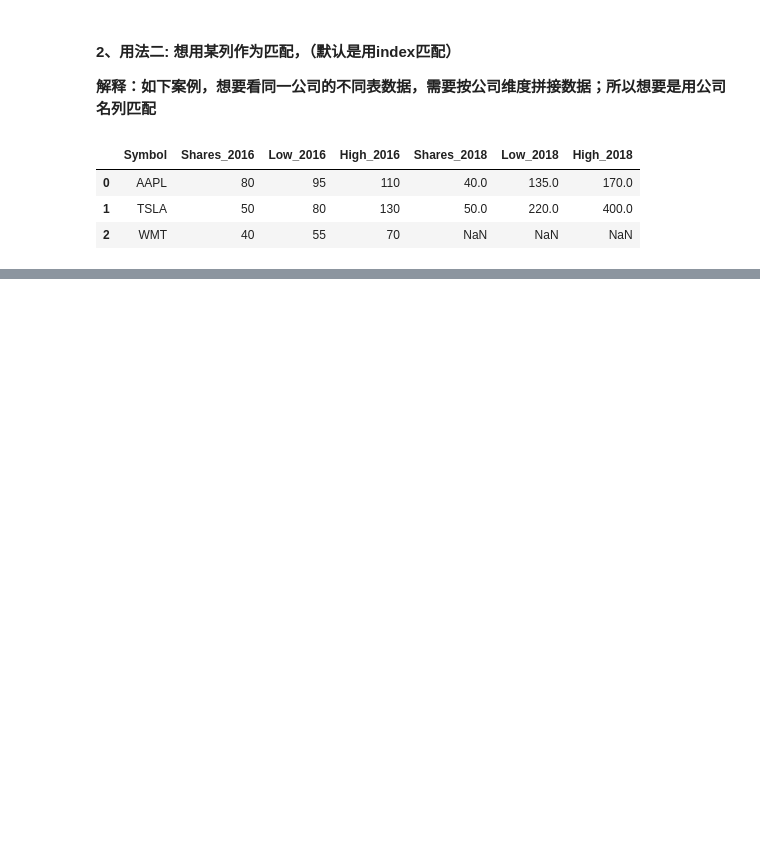
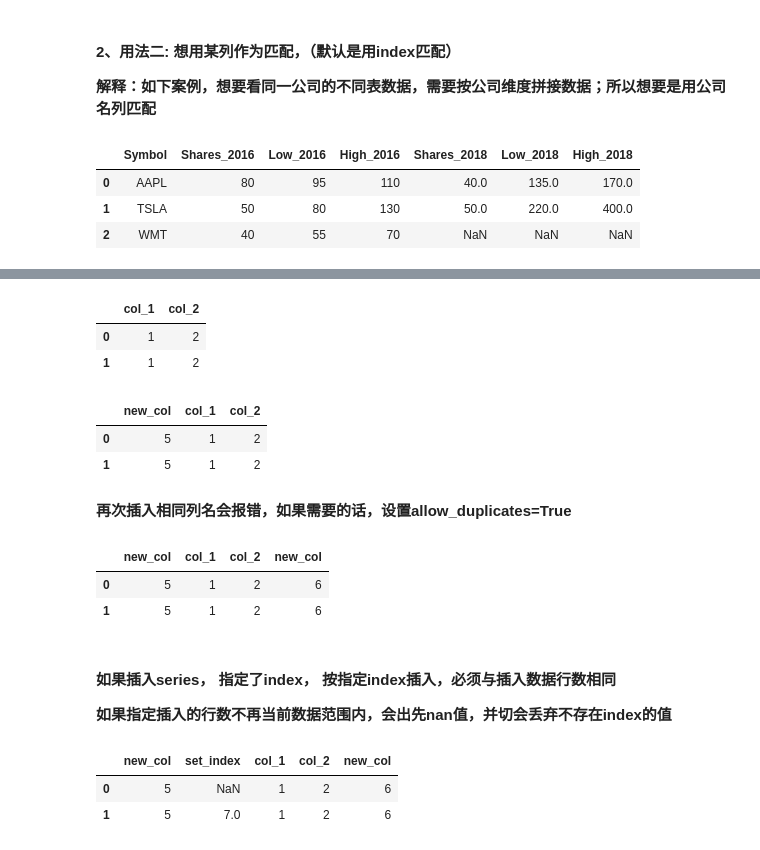
Before and after one commit to duchao1123/PandasLearn, a Jupyter notebook: Pandas_04_数据组合.ipynb, the cells around one changed output, grey strips where cells are left out. Cells and saved outputs as stored; diff of their text form; code cells hidden in the pictures; blank space fills up the shorter version.

```diff
--- a/Pandas_04_数据组合.ipynb
+++ b/Pandas_04_数据组合.ipynb
@@ -251,0 +260,35 @@ st16.join(st18.set_index('Symbol'), lsuffix='_2016', rsuffix='_2018', on='Symbol
+# %%
+df1 = pd.DataFrame(
+    {'col_1':[1, 1], 'col_2':[2, 2]}
+)
+df1
+# %% [output]
+|  | col_1 | col_2 |
+| 0 | 1 | 2 |
+| 1 | 1 | 2 |
+# %%
+df1.insert(0, 'new_col', [5, 5])
+df1
+# %% [output]
+|  | new_col | col_1 | col_2 |
+| 0 | 5 | 1 | 2 |
+| 1 | 5 | 1 | 2 |
+# %% [markdown]
+**再次插入相同列名会报错，如果需要的话，设置allow_duplicates=True**
+# %%
+df1.insert(3, 'new_col', [6, 6], allow_duplicates=True)
+df1
+# %% [output]
+|  | new_col | col_1 | col_2 | new_col |
+| 0 | 5 | 1 | 2 | 6 |
+| 1 | 5 | 1 | 2 | 6 |
+# %% [markdown]
+#### 如果插入series， 指定了index， 按指定index插入，必须与插入数据行数相同
+**如果指定插入的行数不再当前数据范围内，会出先nan值，并切会丢弃不存在index的值**
+# %%
+df1.insert(1, 'set_index', pd.Series([7, 7], index=[1, 2]))
+df1
+# %% [output]
+|  | new_col | set_index | col_1 | col_2 | new_col |
+| 0 | 5 | NaN | 1 | 2 | 6 |
+| 1 | 5 | 7.0 | 1 | 2 | 6 |
```
Also changed, not shown: parts of 2 cells of this notebook, 10 other files.
